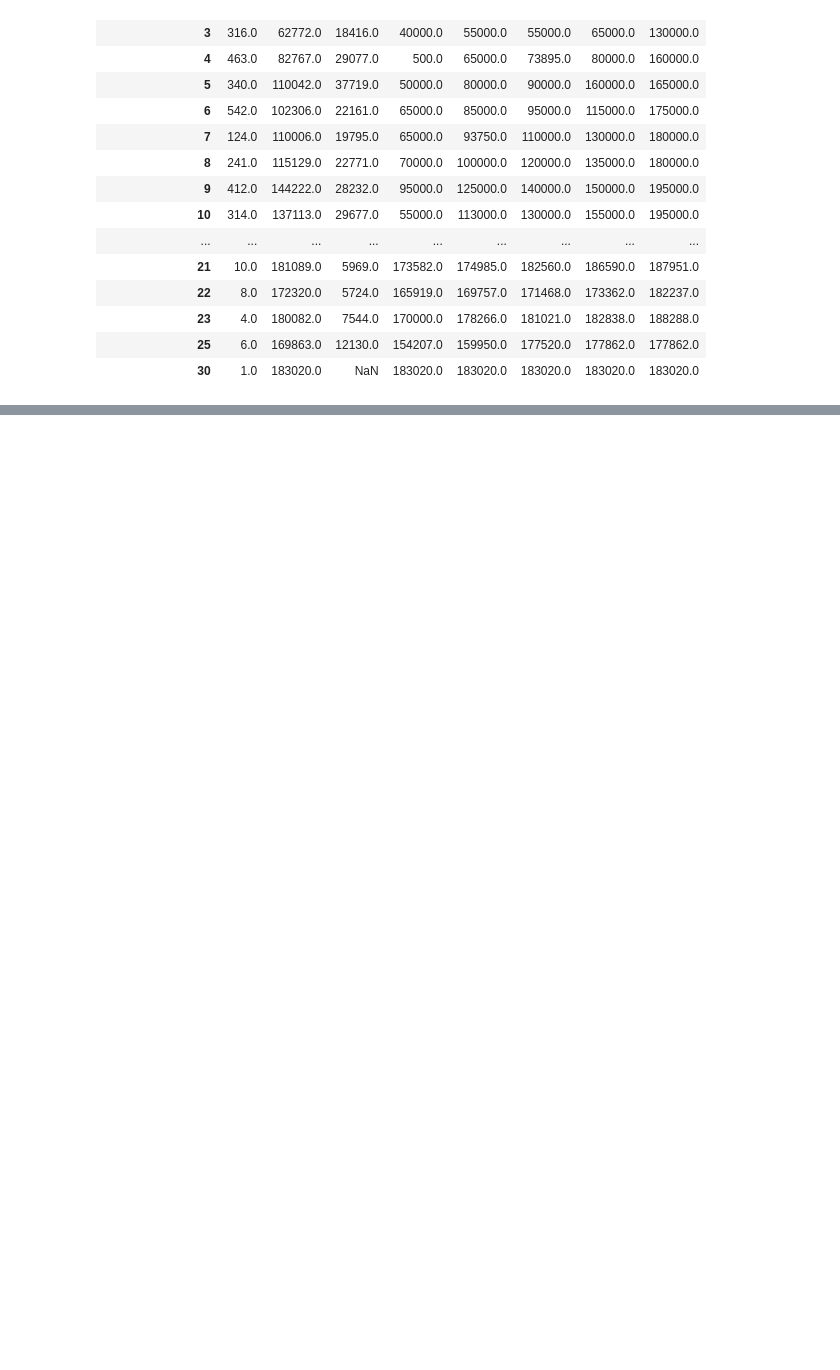
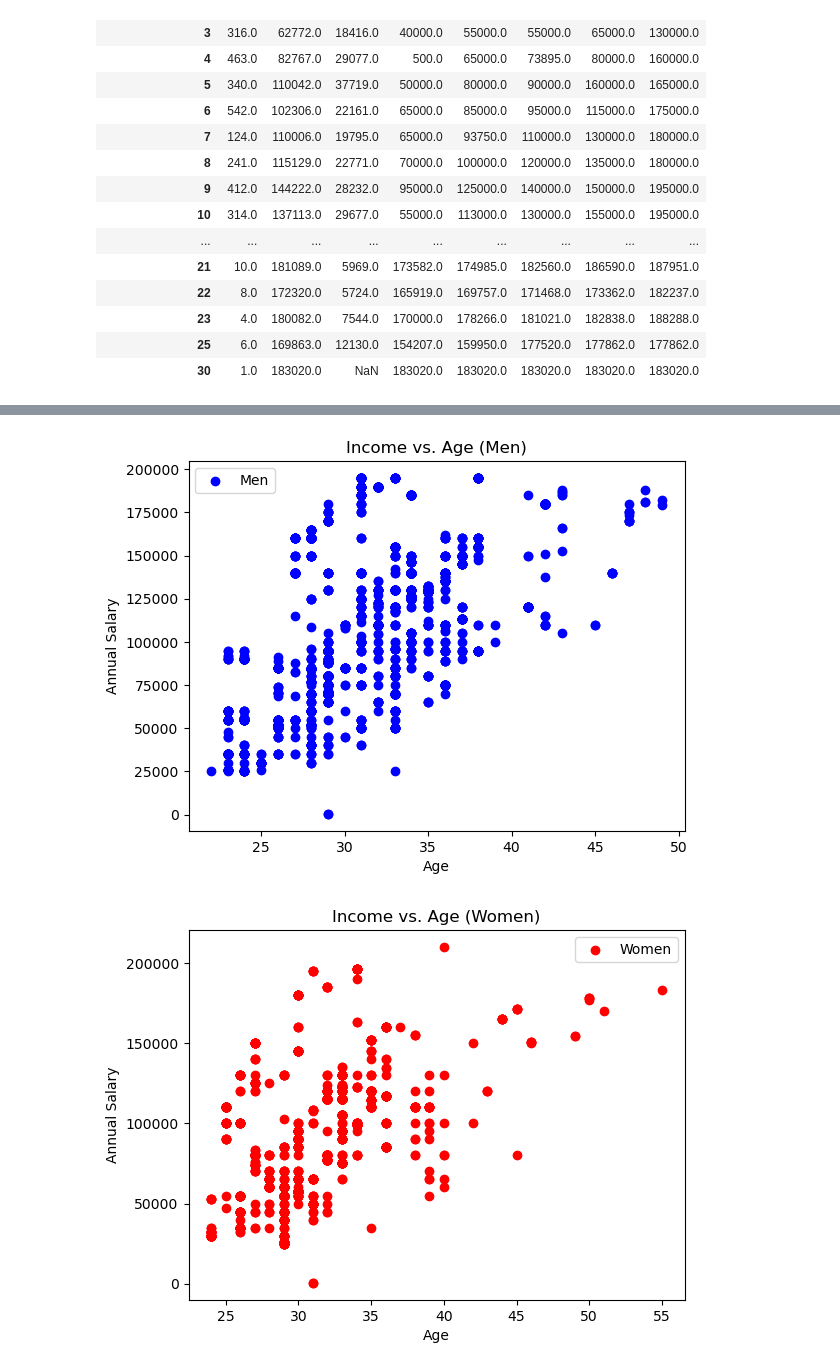
Before and after one commit to cnm92211/rut23-team1-project-one, a Jupyter notebook: employee_retention.ipynb, the cells around one changed output, grey strips where cells are left out. Cells and saved outputs as stored; diff of their text form; code cells hidden in the pictures; blank space fills up the shorter version.

```diff
--- a/employee_retention.ipynb
+++ b/employee_retention.ipynb
@@ -336,0 +359,27 @@ Summary of Salary by Years of Experience:
+# %%
+#Create two scatter plots to show the income of each employee in relation to employee age. One graph should be plot for men and one should be plot for women.
+
+# Separate the data for men and women
+men_data = merged_dataset[merged_dataset['Gender'] == 'Male']
+women_data = merged_dataset[merged_dataset['Gender'] == 'Female']
+
+# Create a scatter plot for men
+plt.scatter(men_data['Age'], men_data['Annual Salary'], color='blue', label='Men')
+
+plt.xlabel('Age')
+plt.ylabel('Annual Salary')
+plt.title('Income vs. Age (Men)')
+plt.legend()
+plt.show()
+
+# Create a scatter plot for women
+plt.scatter(women_data['Age'], women_data['Annual Salary'], color='red', label='Women')
+
+plt.xlabel('Age')
+plt.ylabel('Annual Salary')
+plt.title('Income vs. Age (Women)')
+plt.legend()
+plt.show()
+# %% [output]
+[figure, added]
+[figure, added]
```
Also changed, not shown: parts of 4 cells of this notebook.
